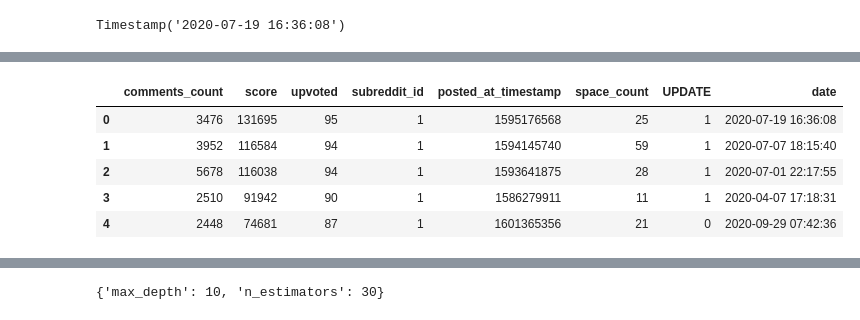
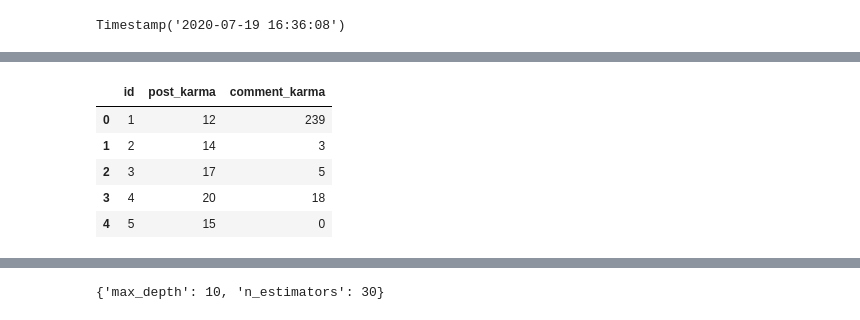
Before and after one commit to Tims24/Reddit, a Jupyter notebook: Reddit.ipynb, the cells around one changed output, grey strips where cells are left out. Cells and saved outputs as stored; diff of their text form; code cells hidden in the pictures.

```diff
--- a/Reddit.ipynb
+++ b/Reddit.ipynb
@@ -58,0 +71,2 @@ posts_data = posts.drop(['id', 'title', 'body', 'url', 'reddit_id', 'posted_at',
+# %%
+authors = pd.read_csv('authors.csv')
@@ -69,0 +86,2 @@ relationship_advice = posts_data[posts_data['subreddit_id'] == 1]
+# %%
+authors_data = authors.drop(['name', 'created_at', 'updated_at', 'registered_at', 'reddit_id'], axis=1)
@@ -70,9 +104,9 @@ relationship_advice = posts_data[posts_data['subreddit_id'] == 1]
 # %%
-relationship_advice.head()
+authors_data.head()
 # %% [output]
-|  | comments_count | score | upvoted | subreddit_id | posted_at_timestamp | space_count | UPDATE | date |
-| 0 | 3476 | 131695 | 95 | 1 | 1595176568 | 25 | 1 | 2020-07-19 16:36:08 |
-| 1 | 3952 | 116584 | 94 | 1 | 1594145740 | 59 | 1 | 2020-07-07 18:15:40 |
-| 2 | 5678 | 116038 | 94 | 1 | 1593641875 | 28 | 1 | 2020-07-01 22:17:55 |
-| 3 | 2510 | 91942 | 90 | 1 | 1586279911 | 11 | 1 | 2020-04-07 17:18:31 |
-| 4 | 2448 | 74681 | 87 | 1 | 1601365356 | 21 | 0 | 2020-09-29 07:42:36 |
+|  | id | post_karma | comment_karma |
+| 0 | 1 | 12 | 239 |
+| 1 | 2 | 14 | 3 |
+| 2 | 3 | 17 | 5 |
+| 3 | 4 | 20 | 18 |
+| 4 | 5 | 15 | 0 |
```
Also changed, not shown: parts of 24 cells of this notebook.
